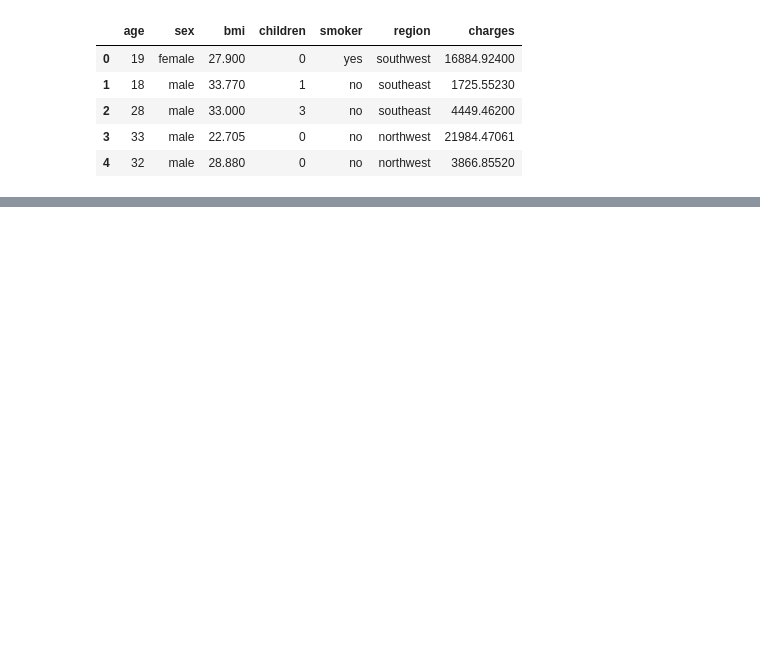
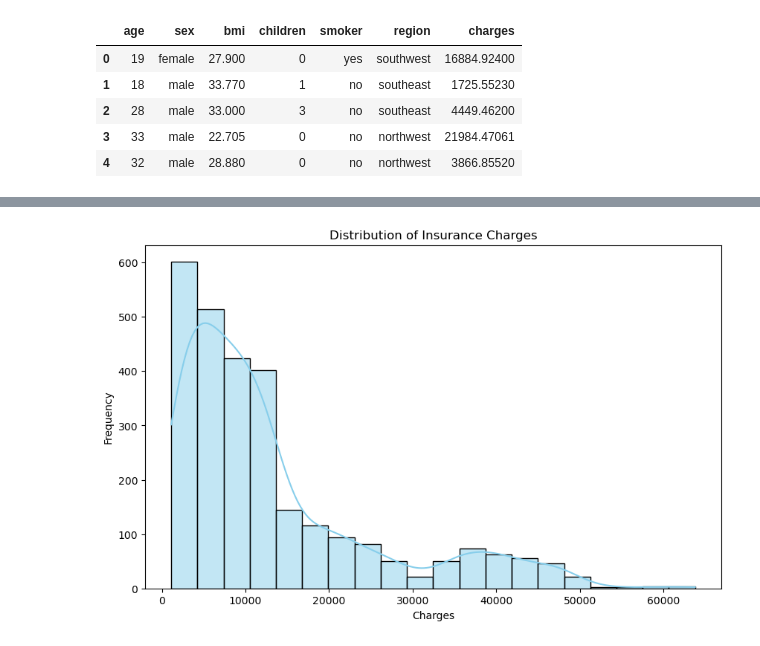
Before and after one commit to tyagi2607/data-science-portfolio, a Jupyter notebook: 1. medical_insurance_cost_prediction/cleaning_exploration.ipynb, the cells around one changed output, grey strips where cells are left out. Drawn from its saved outputs; the diff is of its cells as text; code cells hidden in the pictures; blank space fills up the shorter version.

Commit message:
added visuals to explore notebook

```diff
--- a/1. medical_insurance_cost_prediction/cleaning_exploration.ipynb
+++ b/1. medical_insurance_cost_prediction/cleaning_exploration.ipynb
@@ -1,5 +5,12 @@
 # %%
 import pandas as pd
 import numpy as np
-import matplotlib as plt
+import matplotlib.pyplot as plt
 import seaborn as sns
+from sklearn.preprocessing import StandardScaler
+from scipy import stats
+import warnings
+warnings.filterwarnings('ignore')
+%matplotlib inline
+plt.rcParams["figure.figsize"] = (10, 6)
+sns.color_palette('bright')
@@ -16,0 +121,8 @@ df.head()
+# %%
+sns.histplot(df['charges'], kde=True, bins=20, color='skyblue')
+plt.title('Distribution of Insurance Charges')
+plt.xlabel('Charges')
+plt.ylabel('Frequency')
+plt.show()
+# %% [output]
+[figure, added]
```
Also changed, not shown: parts of 15 cells of this notebook.
